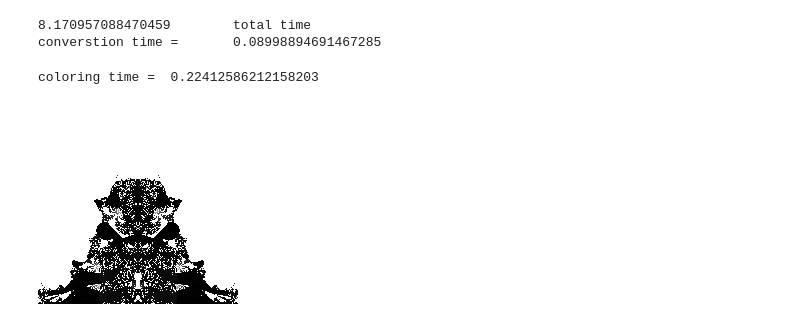
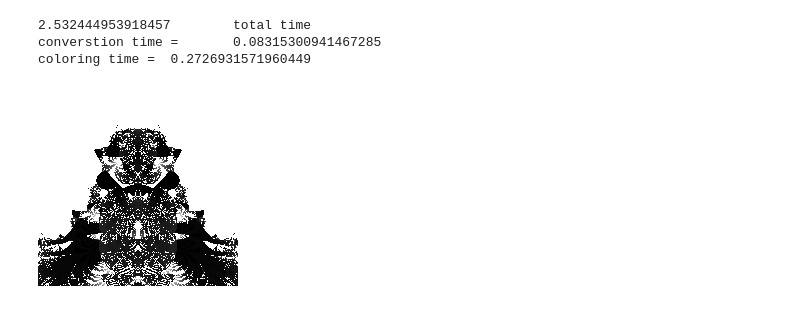
Before and after one commit to dlanier/FlyingMachineFractal, a Jupyter notebook: fig_notebooks/ElGato.ipynb, the cells around one changed output. Cells and saved outputs as stored; diff of their text form; code cells hidden in the pictures.

```diff
--- a/fig_notebooks/ElGato.ipynb
+++ b/fig_notebooks/ElGato.ipynb
@@ -139,38 +96,36 @@ coloring time:   8.330368995666504
 # %%
 #                                        smaller -> view individual escape time sets -- "iconic"
 par_set = {'n_rows': 200, 'n_cols': 200}
-par_set['center_point'] = 0.0 + 0.0*1j
+par_set['center_point'] = -1.3 + 0.0*1j
 par_set['theta'] = -np.pi / 2
 par_set['zoom'] = 1/4
 
-par_set['it_max'] = 128
+par_set['it_max'] = 40
 par_set['max_d'] = 10 / par_set['zoom']
 par_set['dir_path'] = os.getcwd()
 
 p = [0.083821, -0.2362, 0.46518, -0.91572, 1.6049, -2.3531, 3.2664]
 
 list_tuple = [(ElGato, (p))]
 
 t0 = time.time()
 ET_sm, Z_sm, Z0_sm = ig.get_primitives(list_tuple, par_set)
 print(time.time() - t0, '\t total time')
 
 #                  escape time graphical norm
 t0 = time.time()
 Zd_sm, Zr_sm, ETn_sm = ncp.etg_norm(Z0_sm, Z_sm, ET_sm)
 print('converstion time =\t', time.time() - t0)
+
+t0 = time.time()
+ETd = ncp.mat_to_gray(ETn_sm)
+print('coloring time =\t',time.time() - t0)
+display(ETd)
 # %% [output]
-8.170957088470459        total time
-converstion time =       0.08998894691467285
+2.532444953918457        total time
+converstion time =       0.08315300941467285
+coloring time =  0.2726931571960449
+[figure, added]
-# %%
-#                  Escape Time: darker escaped sooner
-t0 = time.time()
-ETd = ncp.mat_to_gray(ETn_sm)
-print('coloring time =\t',time.time() - t0)
-display(ETd)
-# %% [output]
-coloring time =  0.22412586212158203
-[figure, removed]
 # %%
 #                  Distance at Escape Time: lighter traveled further
 t0 = time.time()
```
Also changed, not shown: parts of 17 cells of this notebook, 1 other file.
